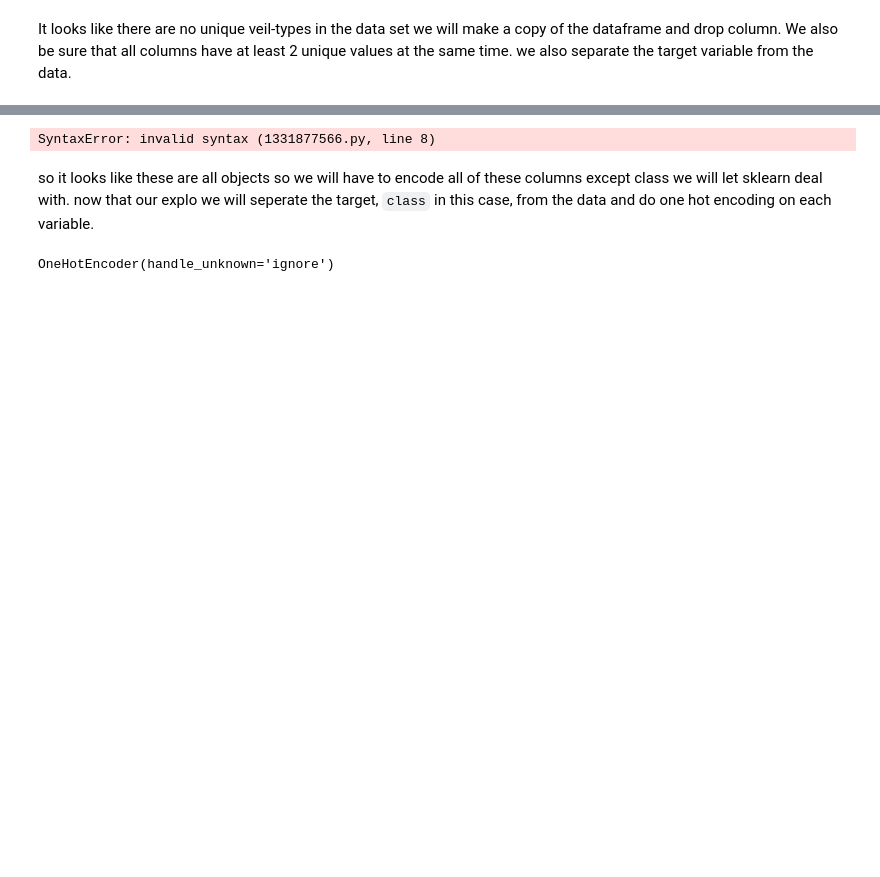
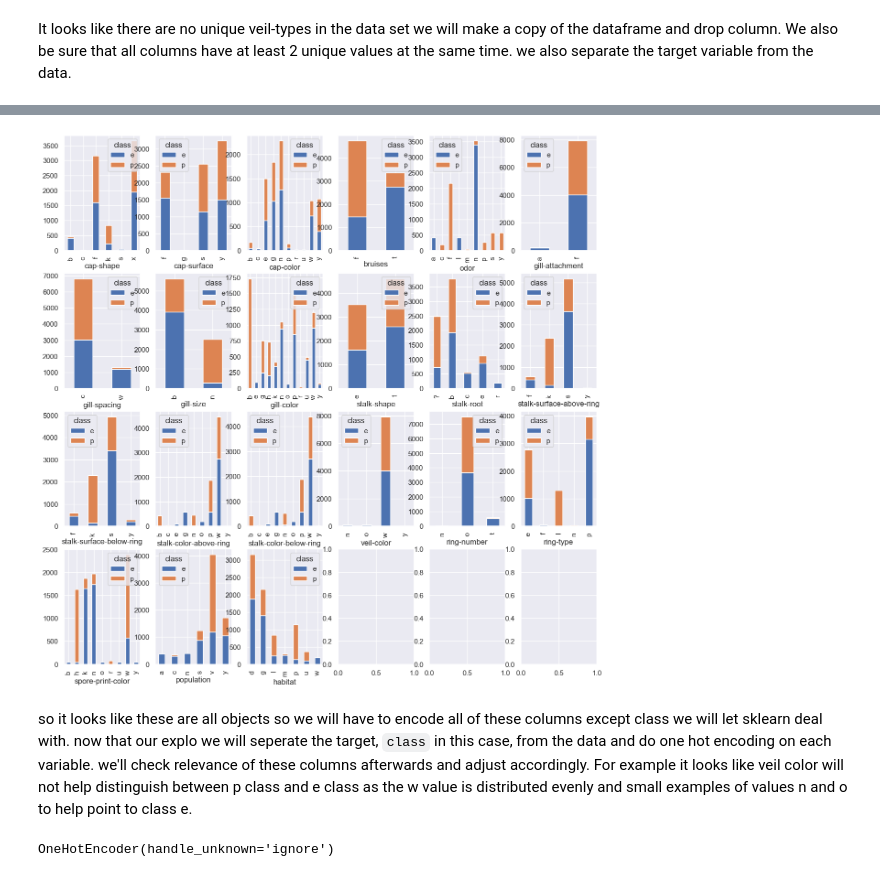
Before and after one commit to tcarr032/Mushroom-Classification, a Jupyter notebook: mushroom classifier.ipynb, the cells around one changed output, grey strips where cells are left out. Drawn from its saved outputs; the diff is of its cells as text; code cells hidden in the pictures; blank space fills up the shorter version.

```diff
--- a/mushroom classifier.ipynb
+++ b/mushroom classifier.ipynb
@@ -95,17 +71,15 @@ memory usage: 1.3+ MB
 # %%
 #FIXME get the 4x5 plots showing
 import seaborn as sns
 
-fig, axes = plt.subplots(nrows=4, ncols=5, figsize=(4,4))
+fig, axes = plt.subplots(nrows=4, ncols=6, figsize=(15, 15))
 
-row = 0
-col = 0
-
+axes = axes.ravel()
 for indx, category in enumerate(df_mush_reduced):
-    row = indx // 4
-    col = indx % 5
-    sns
+    if(indx + 1) > 21:
+        break
+    df_mush_reduced.groupby([df_mush_reduced.columns[indx+1], 'class']).size().unstack().fillna(0).plot(kind='bar', stacked=True, ax=axes[indx])
 # %% [output]
-SyntaxError: invalid syntax (1331877566.py, line 8)
+[figure, added]
 # %% [markdown]
-so it looks like these are all objects so we will have to encode all of these columns except class we will let sklearn deal with. now that our explo we will seperate the target, `class` in this case, from the data and do one hot encoding on each variable.
+so it looks like these are all objects so we will have to encode all of these columns except class we will let sklearn deal with. now that our explo we will seperate the target, `class` in this case, from the data and do one hot encoding on each variable. we'll check relevance of these columns afterwards and adjust accordingly. For example it looks like veil color will not help distinguish between p class and e class as the w value is distributed evenly and small examples of values n and o to help point to class e.
```
Also changed, not shown: parts of 4 cells of this notebook.
